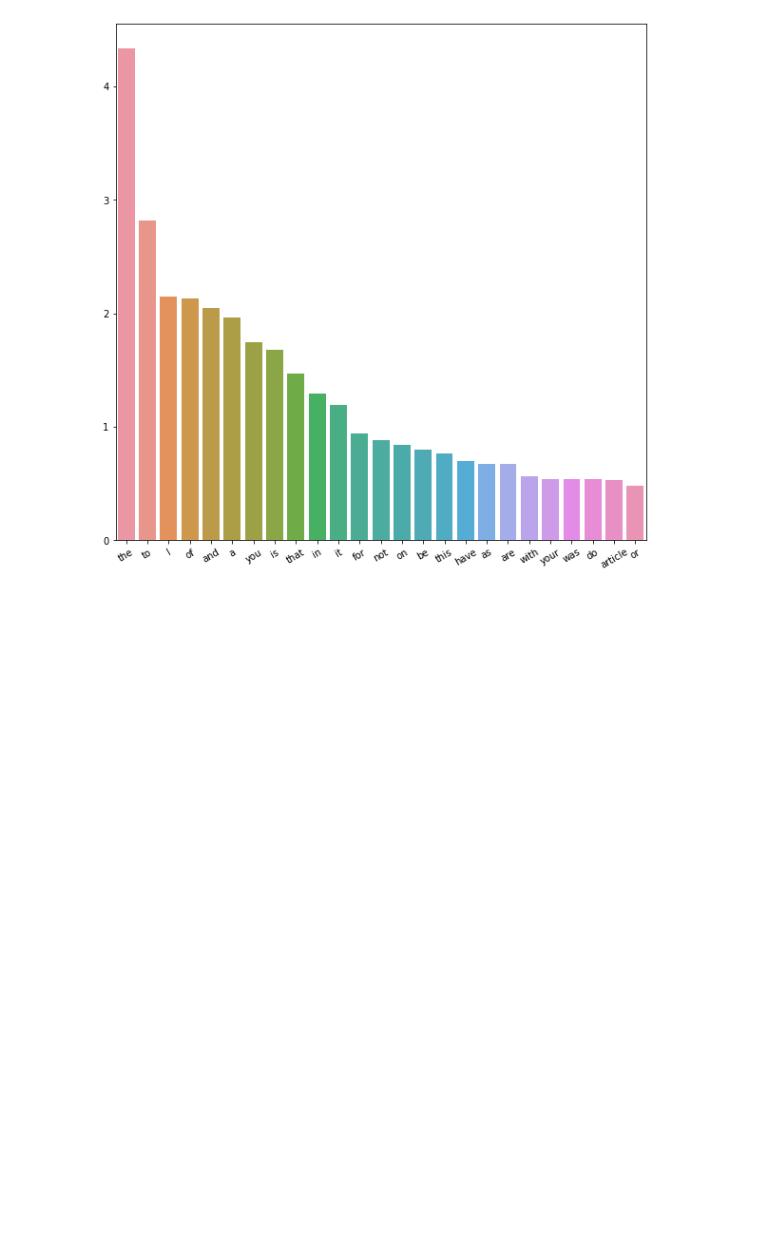
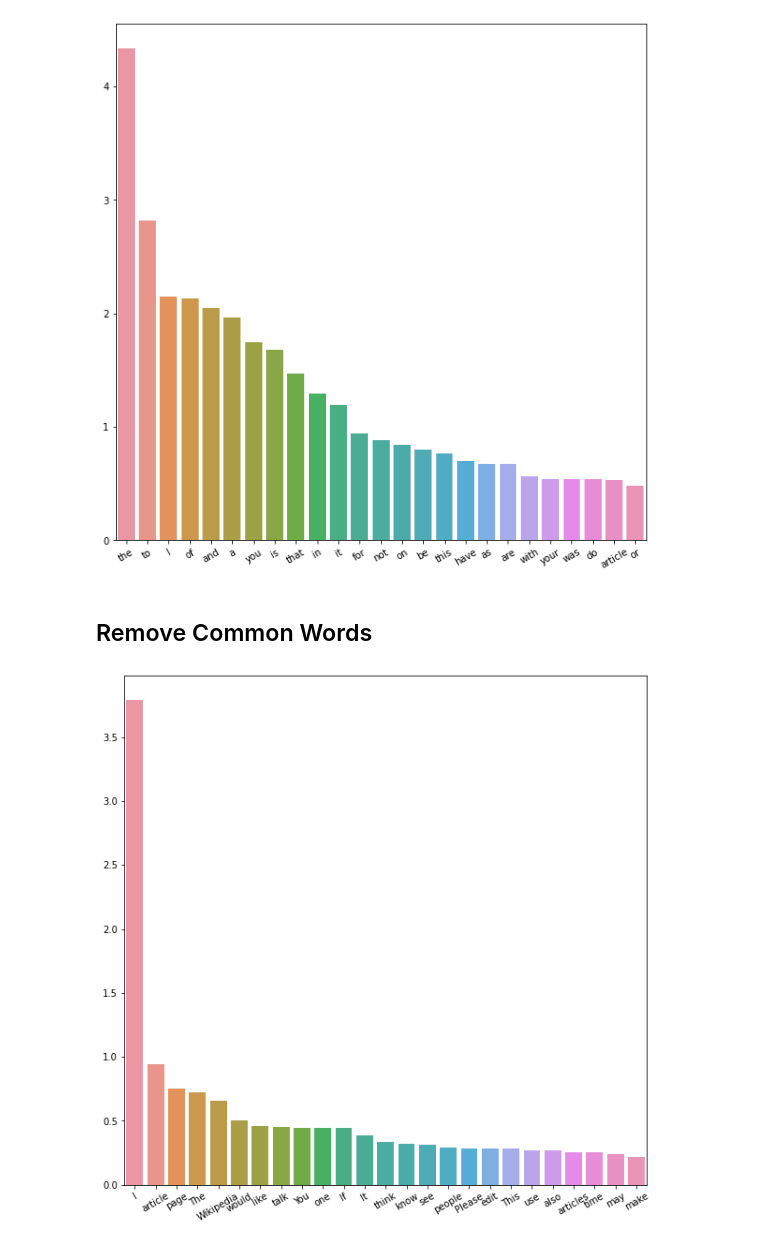
Before and after one commit to SalK91/mlpractise, a Jupyter notebook: NLP/ToxicComments/NLPToxic.ipynb, the cells around one changed output. Cells and saved outputs as stored; diff of their text form; code cells hidden in the pictures; blank space fills up the shorter version.

```diff
--- a/NLP/ToxicComments/NLPToxic.ipynb
+++ b/NLP/ToxicComments/NLPToxic.ipynb
@@ -41,5 +32,5 @@ vocab_all = nltk.FreqDist(all_tokens)
 # %%
-vocab_words = {k: v for k, v in vocab.items() if k.isalpha()}
+vocab_words = {k: v for k, v in vocab_all.items() if k.isalpha()}
 vocab_words = {k: v for k, v in sorted(vocab_words.items(), key=lambda item: item[1], reverse=True)}
 vocab_series = pd.Series(dict(vocab_words))
-vocab_series
+#vocab_series
@@ -63,3 +41,18 @@ all_plot = sns.barplot(x=vocab_series_top.index, y=100*vocab_series_top.values/s
 plt.xticks(rotation=30);
 # %% [output]
 [figure]
+# %% [markdown]
+## Remove Common Words
+# %%
+s=set(stopwords.words('english'))
+vocab_words
+vocab_words = {k: v for k, v in vocab_words.items() if k not in s}
+vocab_words = {k: v for k, v in sorted(vocab_words.items(), key=lambda item: item[1], reverse=True)}
+vocab_series = pd.Series(dict(vocab_words))
+vocab_series
+fig, ax = plt.subplots(figsize=(10,10))
+vocab_series_top = vocab_series[:25]
+all_plot = sns.barplot(x=vocab_series_top.index, y=100*vocab_series_top.values/sum(vocab_series.values), ax=ax)
+plt.xticks(rotation=30);
+# %% [output]
+[figure, added]
```
Also changed, not shown: parts of 7 cells of this notebook.
